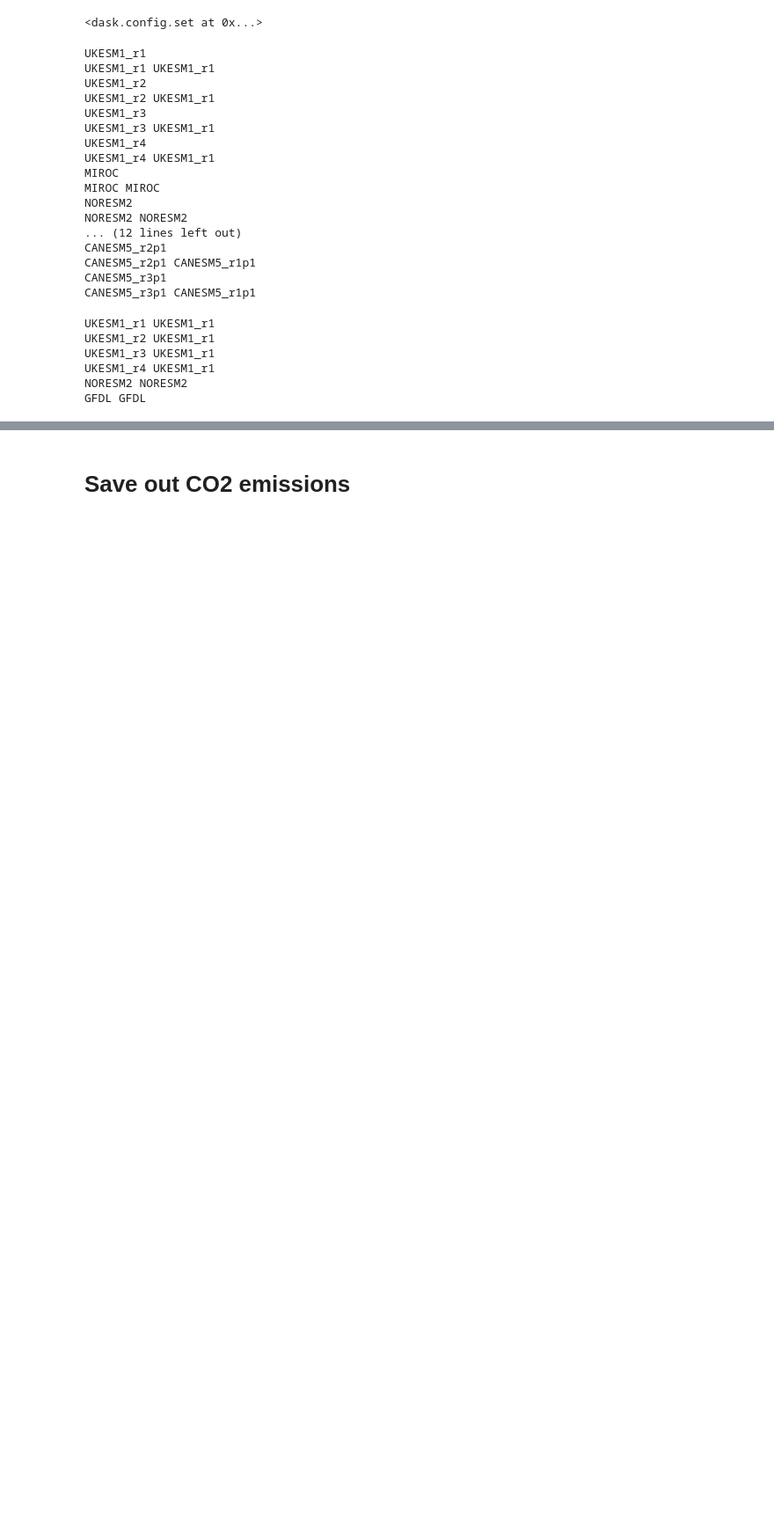
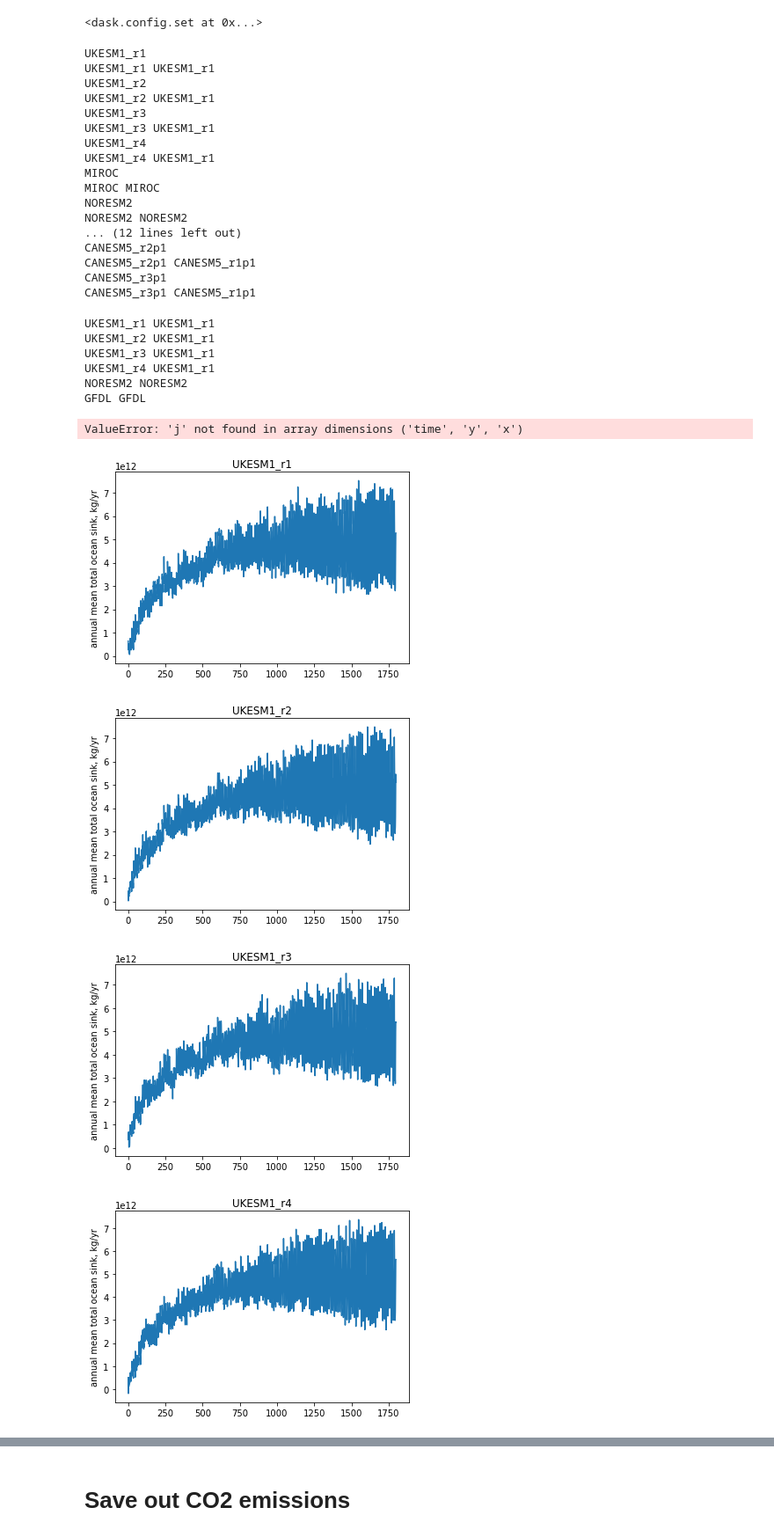
Before and after one commit to lfreese/CO2_greens, a Jupyter notebook: 1pct_concentration_profile.ipynb, the cells around one changed output, grey strips where cells are left out. Shown at 88% size. Cells and saved outputs as stored; diff of their text form; code cells hidden in the pictures; blank space fills up the shorter version.

```diff
--- a/1pct_concentration_profile.ipynb
+++ b/1pct_concentration_profile.ipynb
@@ -74,6 +40,8 @@ nbp_1pct = {}
 nbp_pictrl = {}
 co2_1pct = {}
 co2_pictrl = {}
+areacello = {}
+areacella = {}
 # %%
 for m in model_run_1pct_dict.keys():
     print(m)
@@ -264,3 +260,15 @@ UKESM1_r3 UKESM1_r1
 UKESM1_r4 UKESM1_r1
 NORESM2 NORESM2
 GFDL GFDL
+# %%
+for m in fg_co2.keys():
+    fig, ax = plt.subplots()
+    plt.plot(fg_co2[m]['fgco2'].sum(dim = ['j','i']))
+    plt.ylabel('annual mean total ocean sink, kg/yr')
+    plt.title(m)
+# %% [output]
+ValueError: 'j' not found in array dimensions ('time', 'y', 'x')
+[figure, added]
+[figure, added]
+[figure, added]
+[figure, added]
```
Also changed, not shown: parts of 30 cells of this notebook, 14 other files.
